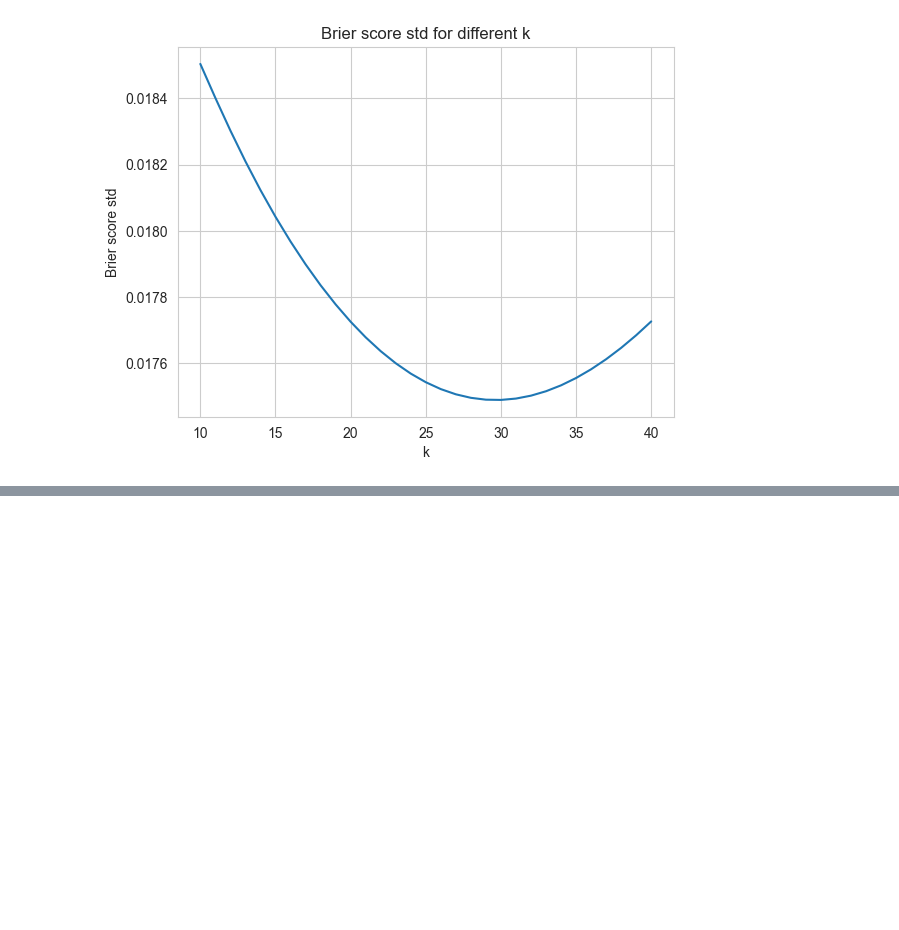
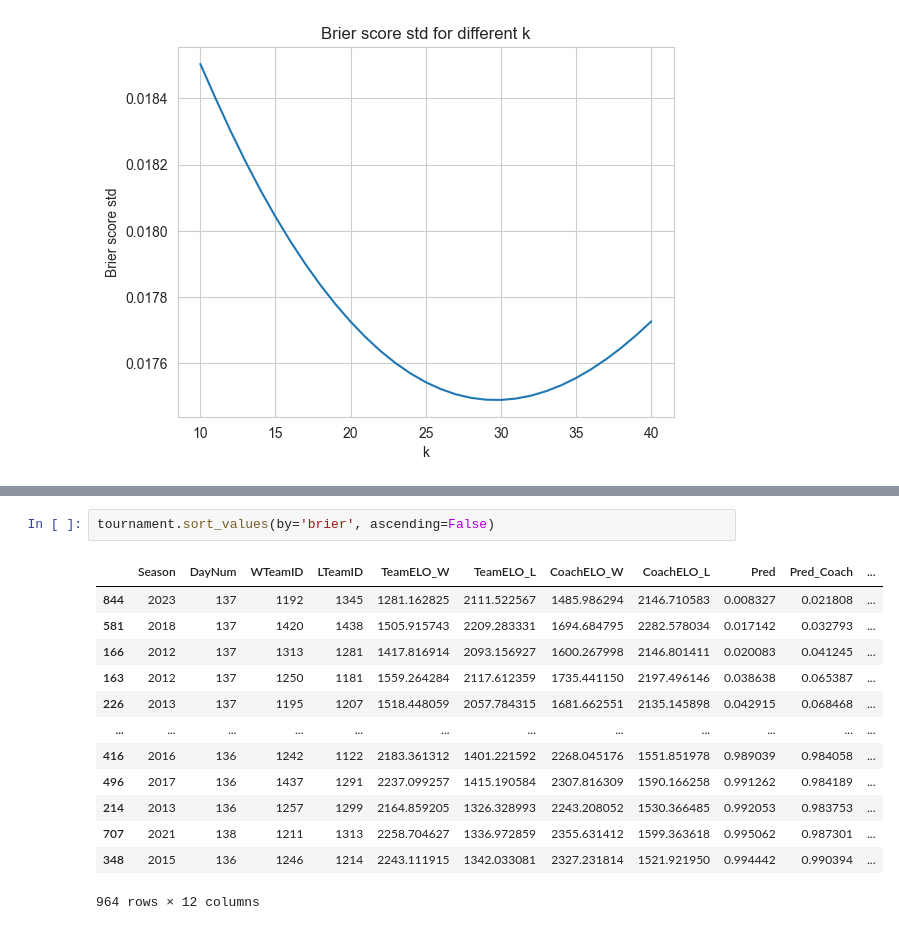
Before and after one commit to fantasy2fry/march-ml-madness-2025, a Jupyter notebook: src/fantasy2fry/elo_coach_team.ipynb, the cells around one changed output, grey strips where cells are left out. Cells and saved outputs as stored; diff of their text form; blank space fills up the shorter version.

```diff
--- a/src/fantasy2fry/elo_coach_team.ipynb
+++ b/src/fantasy2fry/elo_coach_team.ipynb
@@ -717,0 +735,16 @@ plt.show()
+# %%
+tournament.sort_values(by='brier', ascending=False)
+# %% [output]
+|  | Season | DayNum | WTeamID | LTeamID | TeamELO_W | TeamELO_L | CoachELO_W | CoachELO_L | Pred | Pred_Coach | ... |
+| 844 | 2023 | 137 | 1192 | 1345 | 1281.162825 | 2111.522567 | 1485.986294 | 2146.710583 | 0.008327 | 0.021808 | ... |
+| 581 | 2018 | 137 | 1420 | 1438 | 1505.915743 | 2209.283331 | 1694.684795 | 2282.578034 | 0.017142 | 0.032793 | ... |
+| 166 | 2012 | 137 | 1313 | 1281 | 1417.816914 | 2093.156927 | 1600.267998 | 2146.801411 | 0.020083 | 0.041245 | ... |
+| 163 | 2012 | 137 | 1250 | 1181 | 1559.264284 | 2117.612359 | 1735.441150 | 2197.496146 | 0.038638 | 0.065387 | ... |
+| 226 | 2013 | 137 | 1195 | 1207 | 1518.448059 | 2057.784315 | 1681.662551 | 2135.145898 | 0.042915 | 0.068468 | ... |
+| ... | ... | ... | ... | ... | ... | ... | ... | ... | ... | ... | ... |
+| 416 | 2016 | 136 | 1242 | 1122 | 2183.361312 | 1401.221592 | 2268.045176 | 1551.851978 | 0.989039 | 0.984058 | ... |
+| 496 | 2017 | 136 | 1437 | 1291 | 2237.099257 | 1415.190584 | 2307.816309 | 1590.166258 | 0.991262 | 0.984189 | ... |
+| 214 | 2013 | 136 | 1257 | 1299 | 2164.859205 | 1326.328993 | 2243.208052 | 1530.366485 | 0.992053 | 0.983753 | ... |
+| 707 | 2021 | 138 | 1211 | 1313 | 2258.704627 | 1336.972859 | 2355.631412 | 1599.363618 | 0.995062 | 0.987301 | ... |
+| 348 | 2015 | 136 | 1246 | 1214 | 2243.111915 | 1342.033081 | 2327.231814 | 1521.921950 | 0.994442 | 0.990394 | ... |
+964 rows × 12 columns
```
Also changed, not shown: parts of 2 cells of this notebook, 2 other files.
